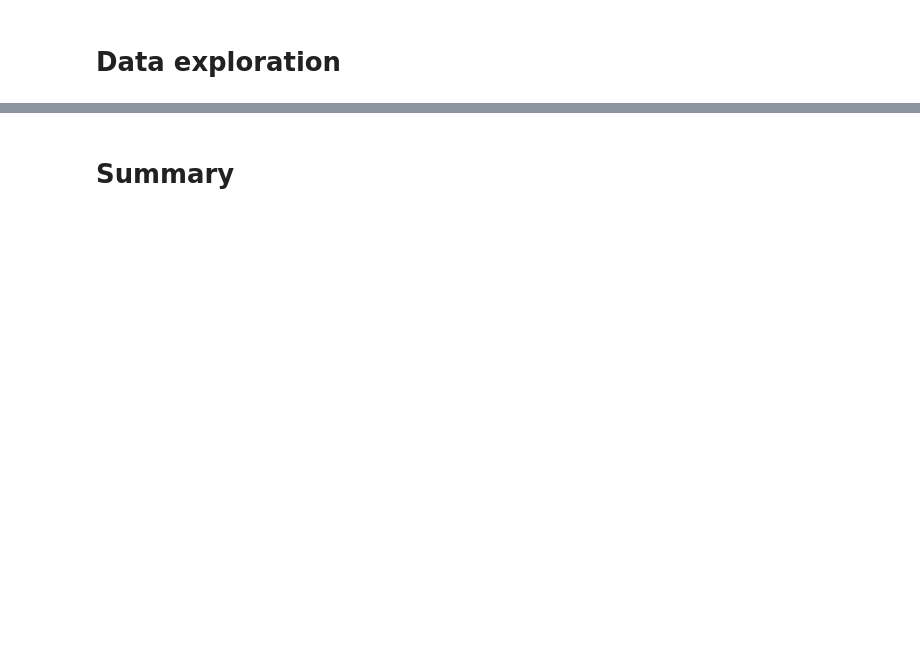
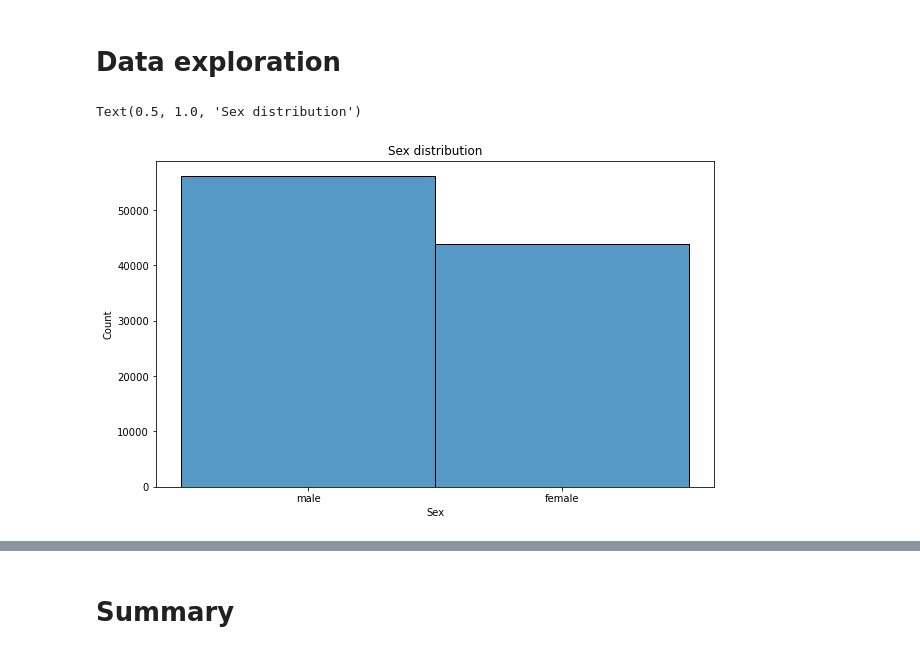
Before and after one commit to tshura/ml-intro, a Jupyter notebook: 2_data_exploration/eda.ipynb, the cells around one changed output, grey strips where cells are left out. Cells and saved outputs as stored; diff of their text form; code cells hidden in the pictures; blank space fills up the shorter version.

```diff
--- a/2_data_exploration/eda.ipynb
+++ b/2_data_exploration/eda.ipynb
@@ -33,2 +56,9 @@ td
 # %% [markdown]
 # Data exploration
+# %%
+plt.figure(figsize=(10,6))
+sns.histplot(data=td, x='Sex')
+plt.title("Sex distribution")
+# %% [output]
+Text(0.5, 1.0, 'Sex distribution')
+[figure, added]
```
Also changed, not shown: parts of 8 cells of this notebook.
